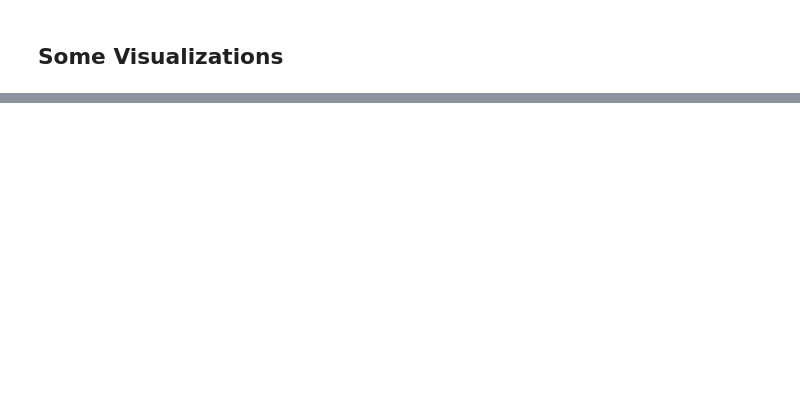
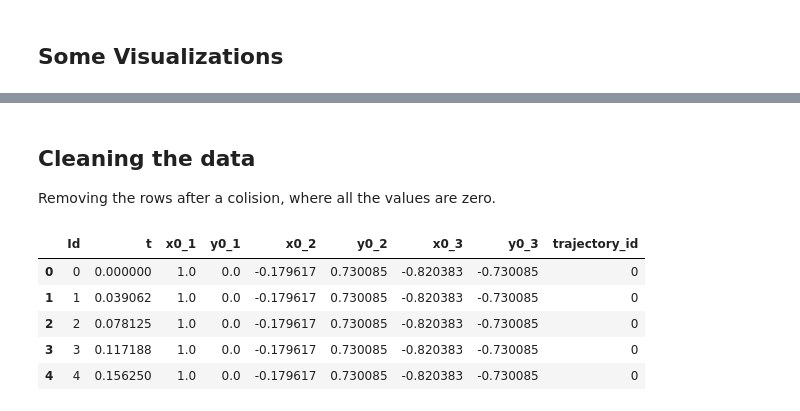
Before and after one commit to filipecolladavid/ThreeBodyProblemML, a Jupyter notebook: filipe/data_analysis.ipynb, the cells around one changed output, grey strips where cells are left out. Cells and saved outputs as stored; diff of their text form; code cells hidden in the pictures; blank space fills up the shorter version.

```diff
--- a/filipe/data_analysis.ipynb
+++ b/filipe/data_analysis.ipynb
@@ -45,0 +42,3 @@ df = pd.read_csv("../data/mlNOVA/mlNOVA/X_train.csv")
+# %%
+df = pd.read_csv("../data/mlNOVA/mlNOVA/X_train.csv")
+df_test = pd.read_csv("../data/mlNOVA/mlNOVA/X_test.csv")
@@ -131,0 +167,18 @@ plot_indx(k)
+# %% [markdown]
+## Cleaning the data
+Removing the rows after a colision, where all the values are zero.
+# %%
+# Create the trajectory_id column
+df['trajectory_id'] = df['Id'] // 257
+df_test['trajectory_id'] = df_test['Id'] // 257
+
+# Display the first few rows to verify
+df.head()
+df_test.head()
+# %% [output]
+|  | Id | t | x0_1 | y0_1 | x0_2 | y0_2 | x0_3 | y0_3 | trajectory_id |
+| 0 | 0 | 0.000000 | 1.0 | 0.0 | -0.179617 | 0.730085 | -0.820383 | -0.730085 | 0 |
+| 1 | 1 | 0.039062 | 1.0 | 0.0 | -0.179617 | 0.730085 | -0.820383 | -0.730085 | 0 |
+| 2 | 2 | 0.078125 | 1.0 | 0.0 | -0.179617 | 0.730085 | -0.820383 | -0.730085 | 0 |
+| 3 | 3 | 0.117188 | 1.0 | 0.0 | -0.179617 | 0.730085 | -0.820383 | -0.730085 | 0 |
+| 4 | 4 | 0.156250 | 1.0 | 0.0 | -0.179617 | 0.730085 | -0.820383 | -0.730085 | 0 |
```
Also changed, not shown: parts of 25 cells of this notebook.
